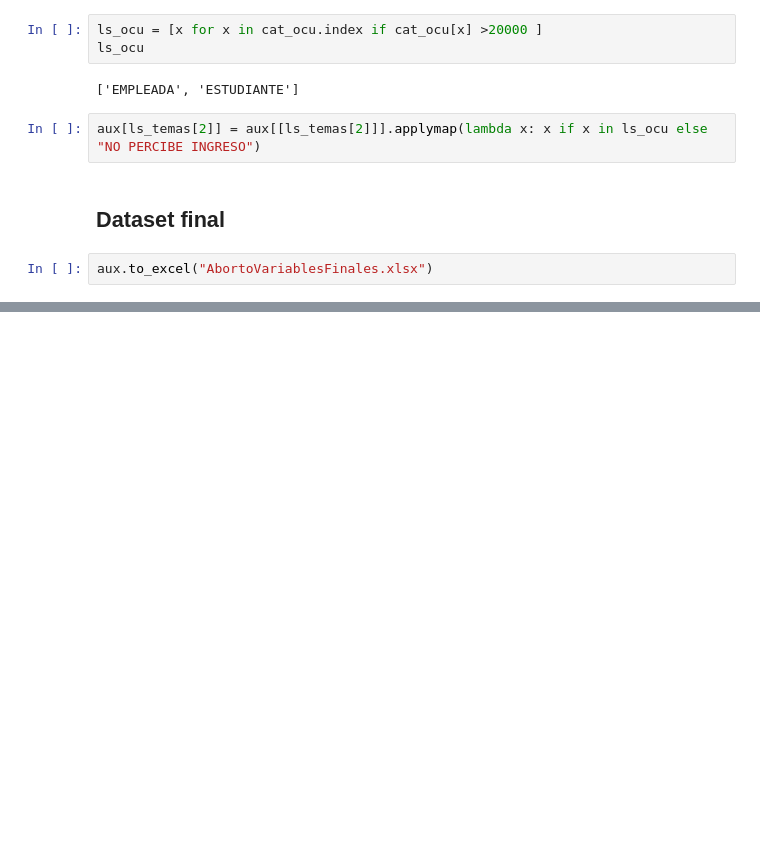
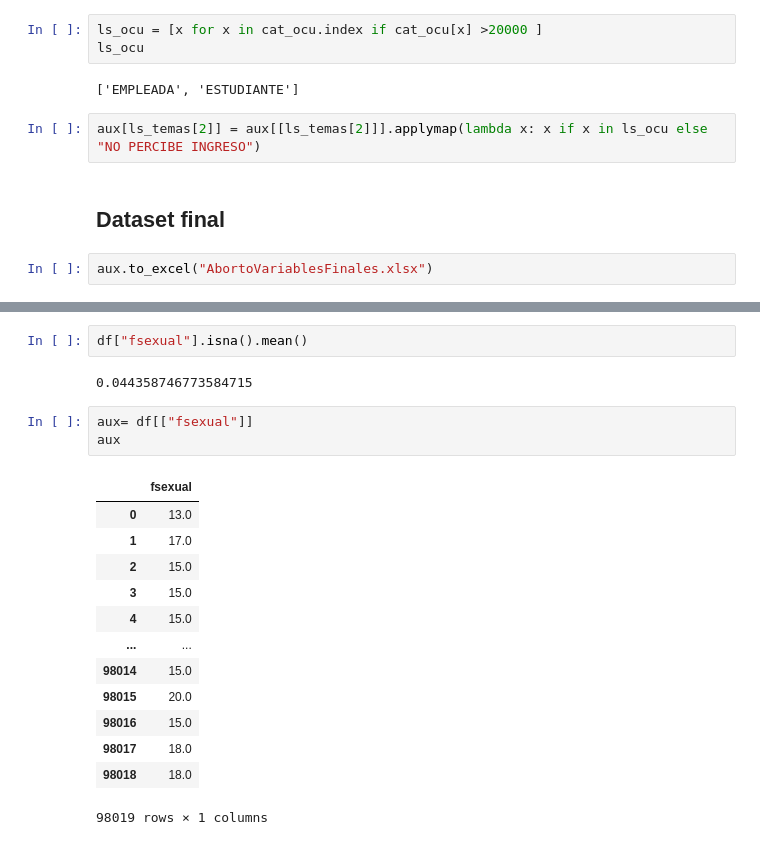
Before and after one commit to bluterplay/7moSemestre, a Jupyter notebook: MineriaDatos/KPI's.ipynb, the cells around one changed output, grey strips where cells are left out. Cells and saved outputs as stored; diff of their text form; blank space fills up the shorter version.

```diff
--- a/MineriaDatos/KPI's.ipynb
+++ b/MineriaDatos/KPI's.ipynb
@@ -262,0 +272,21 @@ aux.to_excel("AbortoVariablesFinales.xlsx")
+# %%
+df["fsexual"].isna().mean()
+# %% [output]
+0.044358746773584715
+# %%
+aux= df[["fsexual"]]
+aux
+# %% [output]
+|  | fsexual |
+| 0 | 13.0 |
+| 1 | 17.0 |
+| 2 | 15.0 |
+| 3 | 15.0 |
+| 4 | 15.0 |
+| ... | ... |
+| 98014 | 15.0 |
+| 98015 | 20.0 |
+| 98016 | 15.0 |
+| 98017 | 18.0 |
+| 98018 | 18.0 |
+98019 rows × 1 columns
```
Also changed, not shown: parts of 31 cells of this notebook, 17 other files.
